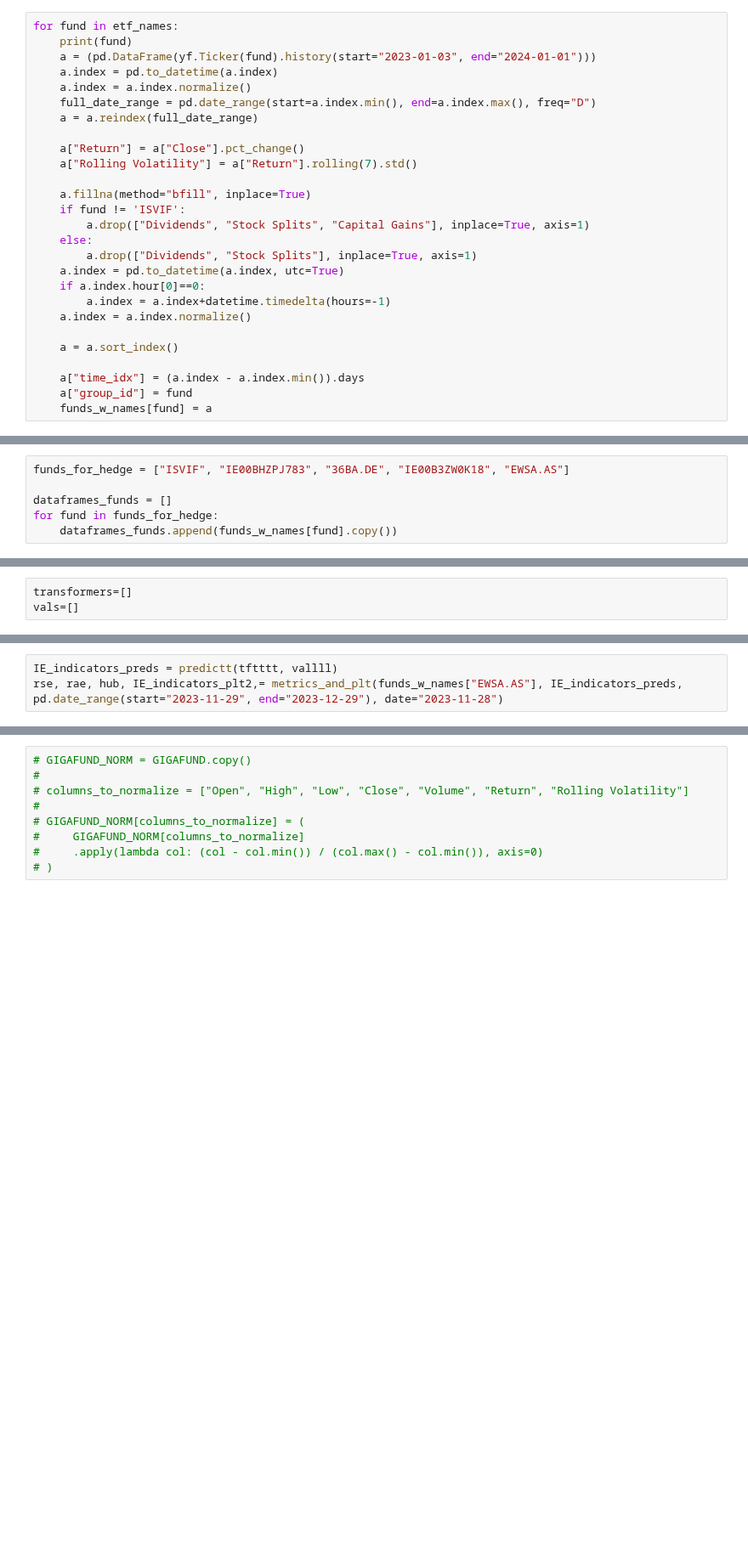
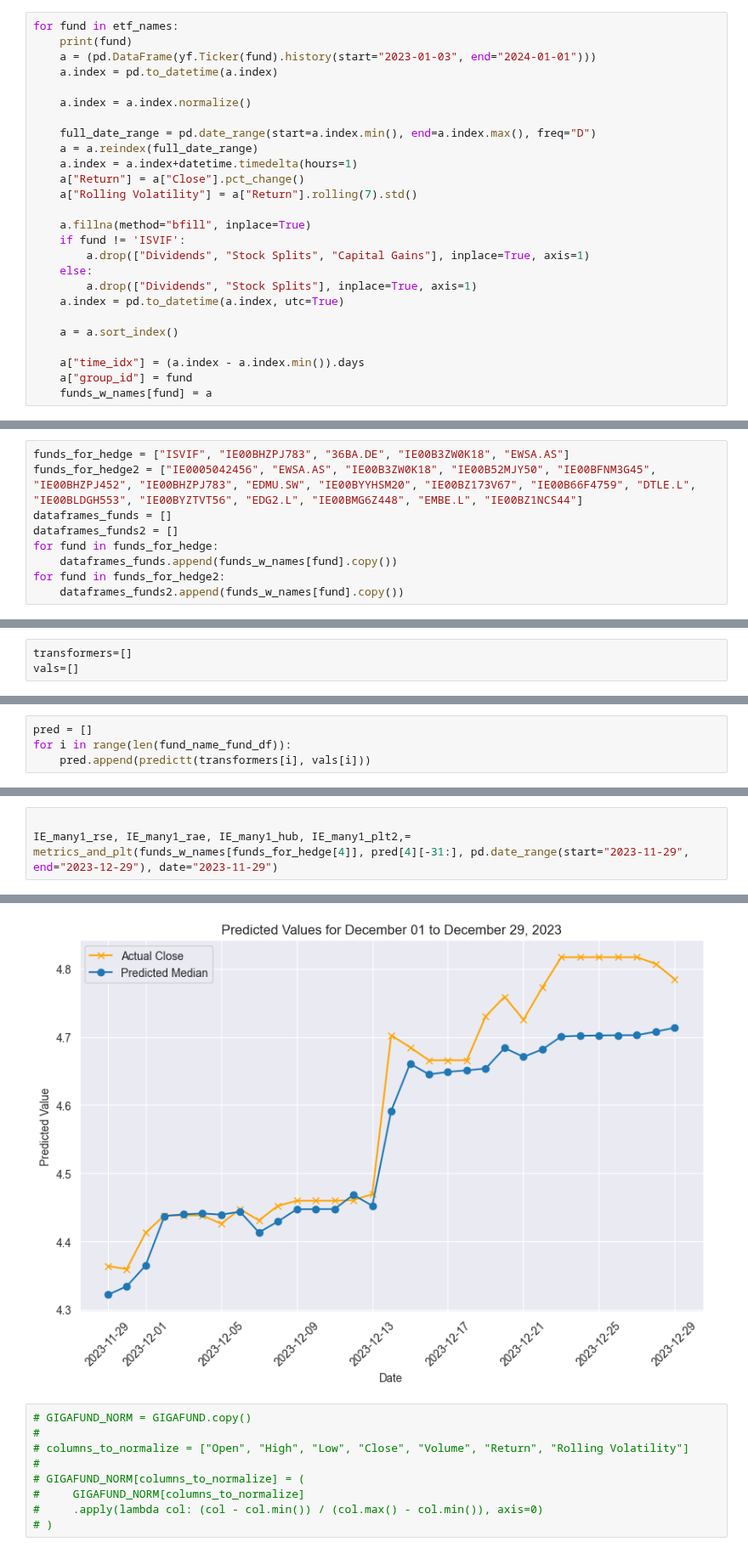
Before and after one commit to akrokosz/HF_Thesis, a Jupyter notebook: main.ipynb, the cells around one changed output, grey strips where cells are left out. Shown at 85% size. Saved outputs shown, nothing was run; the diff lists cells and outputs as text; blank space fills up the shorter version.

```diff
--- a/main.ipynb
+++ b/main.ipynb
@@ -37,10 +37,12 @@ for fund in etf_names:
     print(fund)
     a = (pd.DataFrame(yf.Ticker(fund).history(start="2023-01-03", end="2024-01-01")))
     a.index = pd.to_datetime(a.index)
+
     a.index = a.index.normalize()
+
     full_date_range = pd.date_range(start=a.index.min(), end=a.index.max(), freq="D")
     a = a.reindex(full_date_range)
-
+    a.index = a.index+datetime.timedelta(hours=1)
     a["Return"] = a["Close"].pct_change()
     a["Rolling Volatility"] = a["Return"].rolling(7).std()
 
@@ -50,9 +52,6 @@ for fund in etf_names:
     else:
         a.drop(["Dividends", "Stock Splits"], inplace=True, axis=1)
     a.index = pd.to_datetime(a.index, utc=True)
-    if a.index.hour[0]==0:
-        a.index = a.index+datetime.timedelta(hours=-1)
-    a.index = a.index.normalize()
 
     a = a.sort_index()
 
@@ -578,10 +593,13 @@ final_rse
 4) MANY FUNDS, INDICATORS, PRICE
 # %%
 funds_for_hedge = ["ISVIF", "IE00BHZPJ783", "36BA.DE", "IE00B3ZW0K18", "EWSA.AS"]
-
+funds_for_hedge2 = ["IE0005042456", "EWSA.AS", "IE00B3ZW0K18", "IE00B52MJY50", "IE00BFNM3G45", "IE00BHZPJ452", "IE00BHZPJ783", "EDMU.SW", "IE00BYYHSM20", "IE00BZ173V67", "IE00B66F4759", "DTLE.L", "IE00BLDGH553", "IE00BYZTVT56", "EDG2.L", "IE00BMG6Z448", "EMBE.L", "IE00BZ1NCS44"]
 dataframes_funds = []
+dataframes_funds2 = []
 for fund in funds_for_hedge:
     dataframes_funds.append(funds_w_names[fund].copy())
+for fund in funds_for_hedge2:
+    dataframes_funds2.append(funds_w_names[fund].copy())
 # %%
 fund_name_fund_df, sum_plt = technical_indicators_factory(dataframes_funds, funds_for_hedge)
 # %%
@@ -646,0 +629,4 @@ HPU available: False, using: 0 HPUs
+# %%
+pred = []
+for i in range(len(fund_name_fund_df)):
+    pred.append(predictt(transformers[i], vals[i]))
@@ -647,3 +649,4 @@ HPU available: False, using: 0 HPUs
 # %%
-IE_indicators_preds = predictt(tftttt, vallll)
-rse, rae, hub, IE_indicators_plt2,= metrics_and_plt(funds_w_names["EWSA.AS"], IE_indicators_preds, pd.date_range(start="2023-11-29", end="2023-12-29"), date="2023-11-28")
+
+IE_many1_rse, IE_many1_rae, IE_many1_hub, IE_many1_plt2,= metrics_and_plt(funds_w_names[funds_for_hedge[4]], pred[4][-31:], pd.date_range(start="2023-11-29", end="2023-12-29"), date="2023-11-29")
+# %% [output]
@@ -650,3 +655,4 @@ rse, rae, hub, IE_indicators_plt2,= metrics_and_plt(funds_w_names["EWSA.AS"], IE
+[figure, added]
 # %%
 # GIGAFUND_NORM = GIGAFUND.copy()
 #
```
Also changed, not shown: parts of 5 cells of this notebook.
